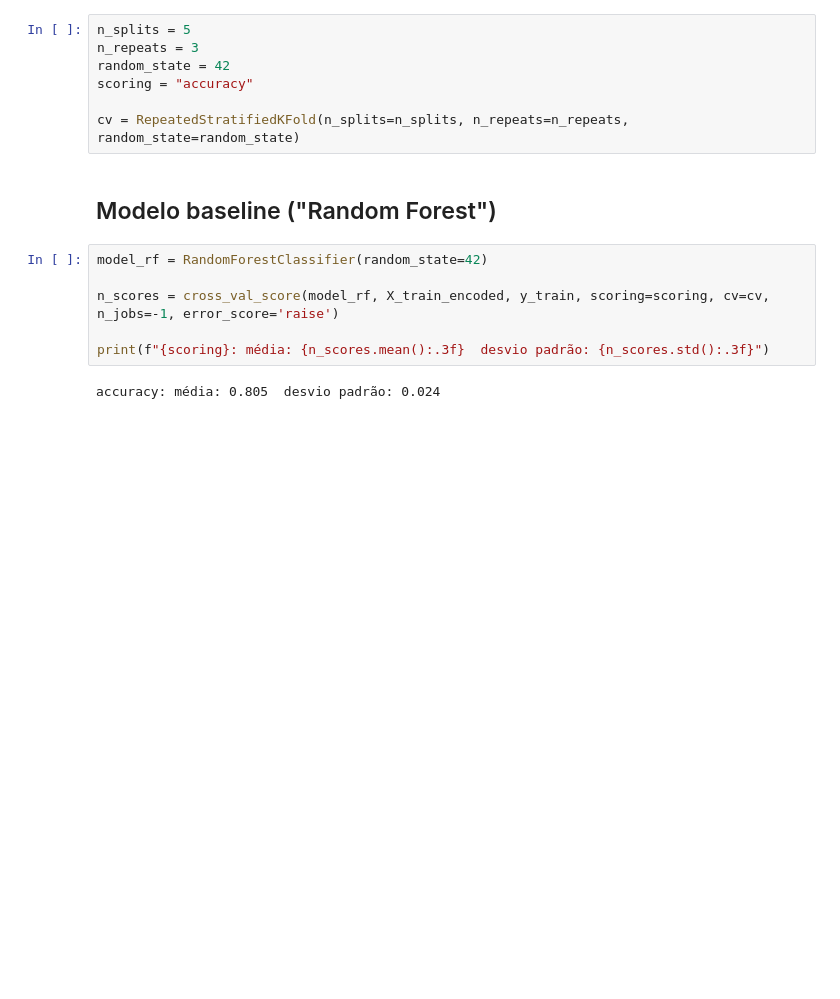
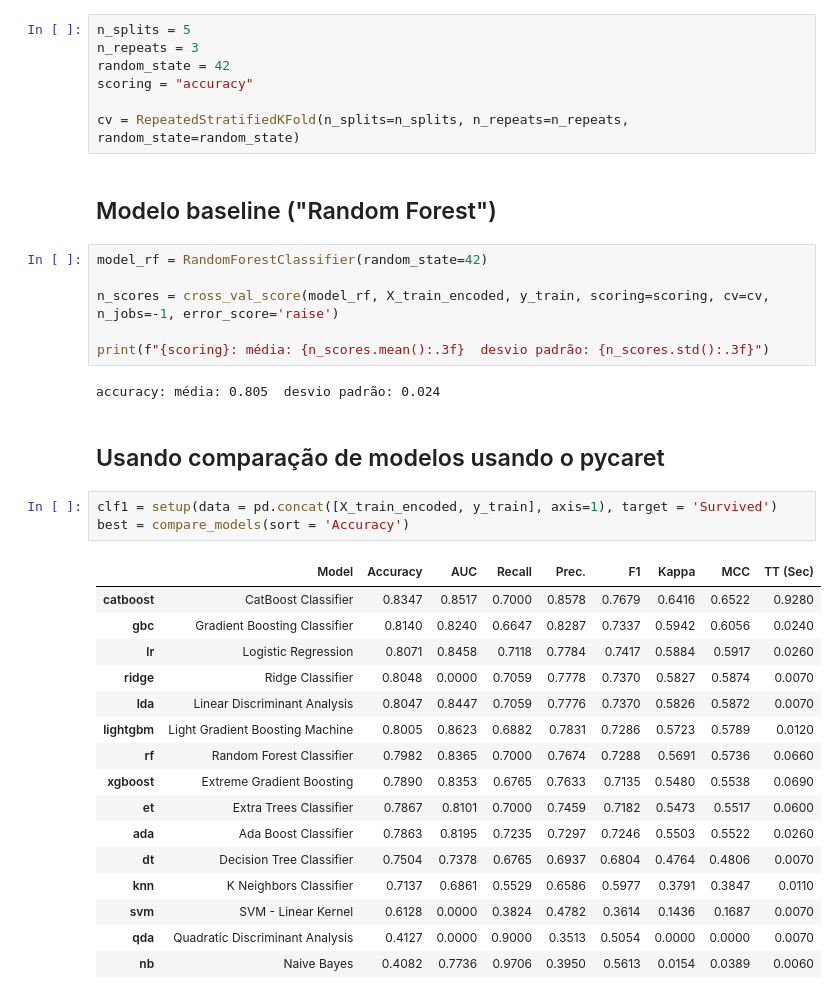
Before and after one commit to cafe-com-analytics/titanic-cafe, a Jupyter notebook: notebooks/3_Modeling_suto.ipynb, the cells around one changed output. Drawn from its saved outputs; the diff is of its cells as text; blank space fills up the shorter version.

Commit message:
[feat] Adicionado gráficos no e comparação de modelos.

```diff
--- a/notebooks/3_Modeling_suto.ipynb
+++ b/notebooks/3_Modeling_suto.ipynb
@@ -102,3 +99,25 @@ n_scores = cross_val_score(model_rf, X_train_encoded, y_train, scoring=scoring,
 print(f"{scoring}: média: {n_scores.mean():.3f}  desvio padrão: {n_scores.std():.3f}")
 # %% [output]
 accuracy: média: 0.805  desvio padrão: 0.024
+# %% [markdown]
+## Usando comparação de modelos usando o pycaret
+# %%
+clf1 = setup(data = pd.concat([X_train_encoded, y_train], axis=1), target = 'Survived')
+best = compare_models(sort = 'Accuracy')
+# %% [output]
+|  | Model | Accuracy | AUC | Recall | Prec. | F1 | Kappa | MCC | TT (Sec) |
+| catboost | CatBoost Classifier | 0.8347 | 0.8517 | 0.7000 | 0.8578 | 0.7679 | 0.6416 | 0.6522 | 0.9280 |
+| gbc | Gradient Boosting Classifier | 0.8140 | 0.8240 | 0.6647 | 0.8287 | 0.7337 | 0.5942 | 0.6056 | 0.0240 |
+| lr | Logistic Regression | 0.8071 | 0.8458 | 0.7118 | 0.7784 | 0.7417 | 0.5884 | 0.5917 | 0.0260 |
+| ridge | Ridge Classifier | 0.8048 | 0.0000 | 0.7059 | 0.7778 | 0.7370 | 0.5827 | 0.5874 | 0.0070 |
+| lda | Linear Discriminant Analysis | 0.8047 | 0.8447 | 0.7059 | 0.7776 | 0.7370 | 0.5826 | 0.5872 | 0.0070 |
+| lightgbm | Light Gradient Boosting Machine | 0.8005 | 0.8623 | 0.6882 | 0.7831 | 0.7286 | 0.5723 | 0.5789 | 0.0120 |
+| rf | Random Forest Classifier | 0.7982 | 0.8365 | 0.7000 | 0.7674 | 0.7288 | 0.5691 | 0.5736 | 0.0660 |
+| xgboost | Extreme Gradient Boosting | 0.7890 | 0.8353 | 0.6765 | 0.7633 | 0.7135 | 0.5480 | 0.5538 | 0.0690 |
+| et | Extra Trees Classifier | 0.7867 | 0.8101 | 0.7000 | 0.7459 | 0.7182 | 0.5473 | 0.5517 | 0.0600 |
+| ada | Ada Boost Classifier | 0.7863 | 0.8195 | 0.7235 | 0.7297 | 0.7246 | 0.5503 | 0.5522 | 0.0260 |
+| dt | Decision Tree Classifier | 0.7504 | 0.7378 | 0.6765 | 0.6937 | 0.6804 | 0.4764 | 0.4806 | 0.0070 |
+| knn | K Neighbors Classifier | 0.7137 | 0.6861 | 0.5529 | 0.6586 | 0.5977 | 0.3791 | 0.3847 | 0.0110 |
+| svm | SVM - Linear Kernel | 0.6128 | 0.0000 | 0.3824 | 0.4782 | 0.3614 | 0.1436 | 0.1687 | 0.0070 |
+| qda | Quadratic Discriminant Analysis | 0.4127 | 0.0000 | 0.9000 | 0.3513 | 0.5054 | 0.0000 | 0.0000 | 0.0070 |
+| nb | Naive Bayes | 0.4082 | 0.7736 | 0.9706 | 0.3950 | 0.5613 | 0.0154 | 0.0389 | 0.0060 |
```
Also changed, not shown: parts of 1 cell of this notebook, 6 other files.
